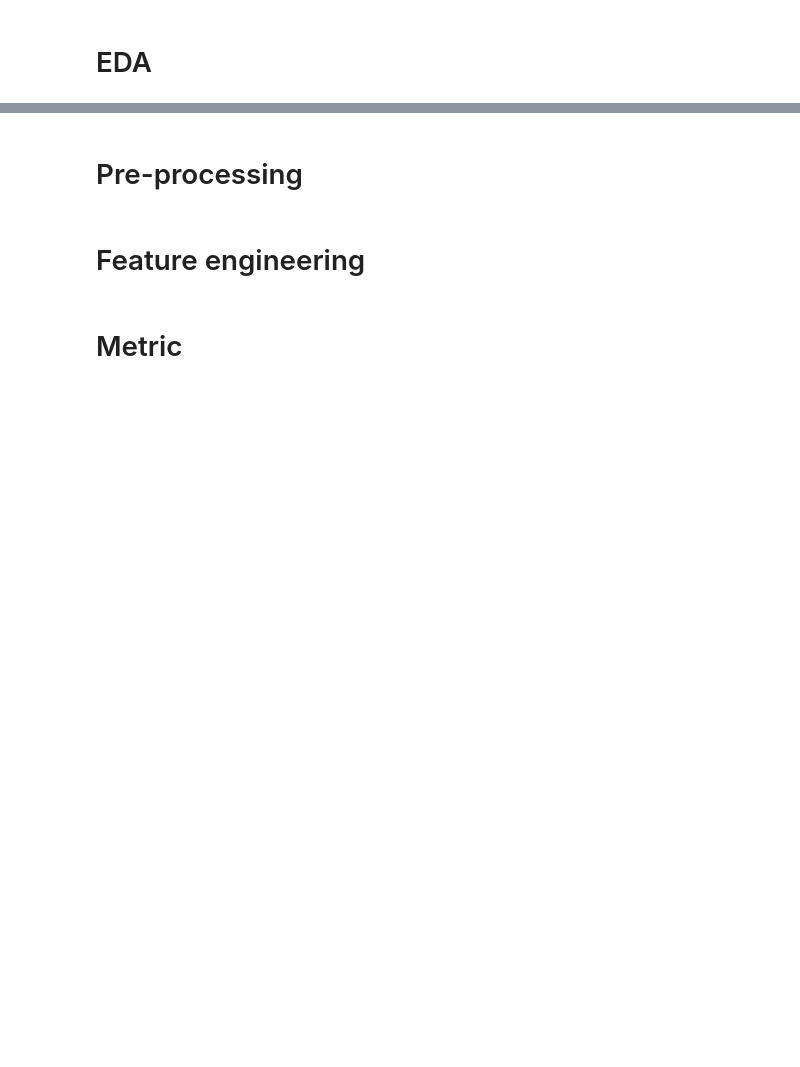
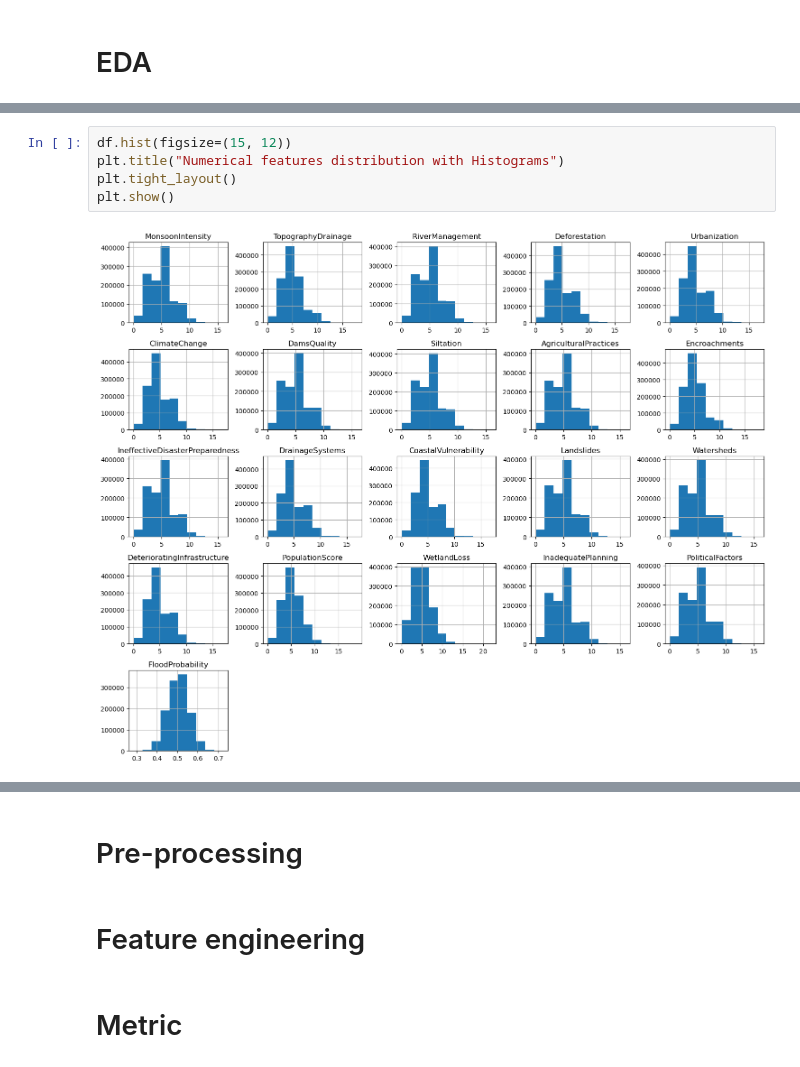
Before and after one commit to raydiwill/Flood-Prediction-KaggleC, a Jupyter notebook: model.ipynb, the cells around one changed output, grey strips where cells are left out. Saved outputs shown, nothing was run; the diff lists cells and outputs as text; blank space fills up the shorter version.

```diff
--- a/model.ipynb
+++ b/model.ipynb
@@ -66,0 +127,7 @@ df.head()
+# %%
+df.hist(figsize=(15, 12))
+plt.title("Numerical features distribution with Histograms")
+plt.tight_layout()
+plt.show()
+# %% [output]
+[figure, added]
```
Also changed, not shown: parts of 16 cells of this notebook.
